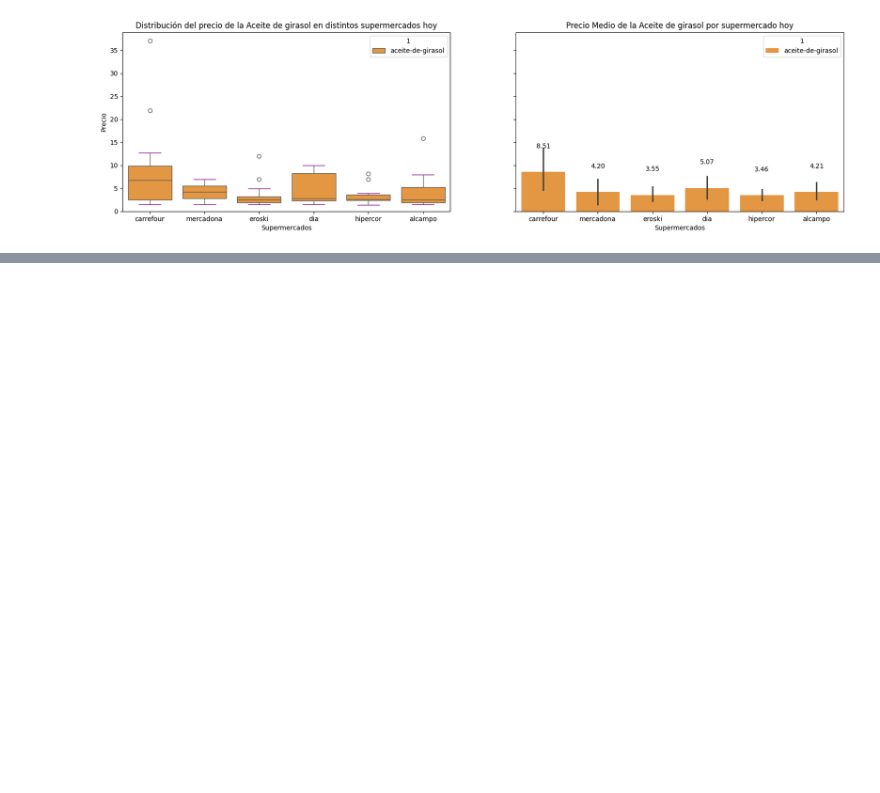
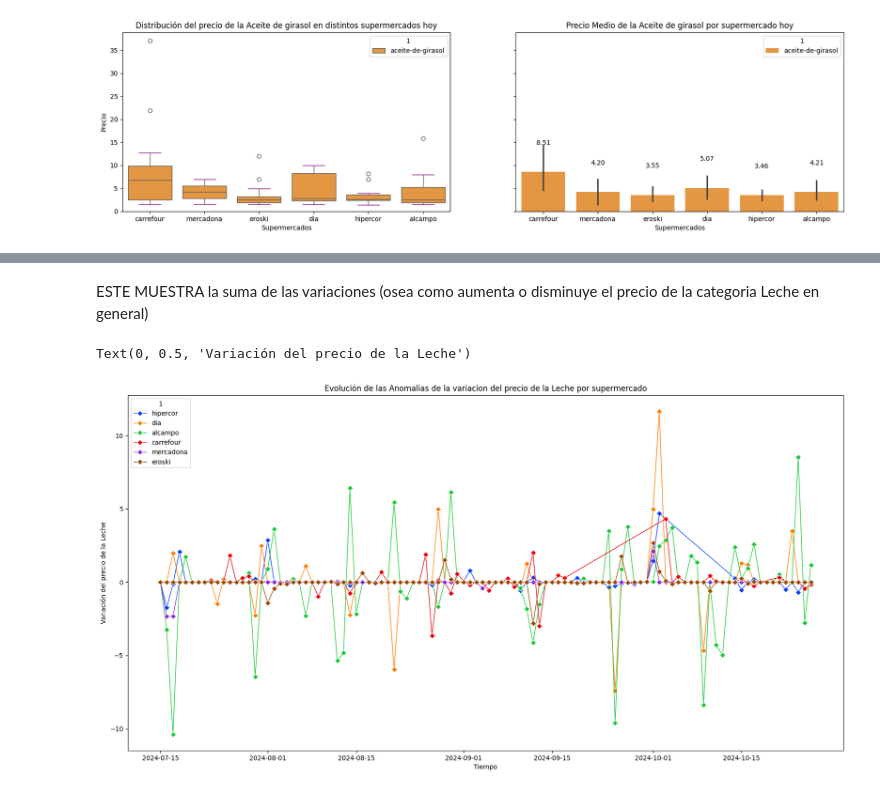
Before and after one commit to jgilsu11/Proyecto1-AnalisisFacua, a Jupyter notebook: Notebooks/1)Extraccion y limpieza (pandas).ipynb, the cells around one changed output, grey strips where cells are left out. Saved outputs shown, nothing was run; the diff lists cells and outputs as text; code cells hidden in the pictures; blank space fills up the shorter version.

```diff
--- a/Notebooks/1)Extraccion y limpieza (pandas).ipynb
+++ b/Notebooks/1)Extraccion y limpieza (pandas).ipynb
@@ -662,0 +739,14 @@ datos_grafico_comparacion_max_min(0,2,1,df_comparacion_max_min_girasol,"YlOrBr",
+# %%
+cursor=conexion.cursor()
+query_anomalias_variacion_leche="""
+SELECT fecha, super, p2.producto, sum(p.variacion)
+FROM mercados m
+INNER JOIN principal p ON m.id_super = p.id_super
+INNER JOIN productos p2 ON p.id_producto = p2.id_producto
+WHERE p2.producto = 'leche'
+GROUP BY fecha, super, p2.producto;
+"""
+cursor.execute(query_anomalias_variacion_leche)
+df_anomalias_variacion_leche= pd.DataFrame(cursor.fetchall())
+# %%
+df_anomalias_variacion_leche[0] = pd.to_datetime(df_anomalias_variacion_leche[0])
@@ -662,0 +769,11 @@ datos_grafico_comparacion_max_min(0,2,1,df_comparacion_max_min_girasol,"YlOrBr",
+# %% [markdown]
+ESTE MUESTRA la suma de las variaciones (osea como aumenta o disminuye el precio de la categoria Leche en general)
+# %%
+plt.figure(figsize=(20,10))
+sns.lineplot(x= 0, y= 3, hue= 1, data=df_anomalias_variacion_leche, marker="D", linewidth = 1,palette="bright", style_order=df_anomalias_variacion_leche[1])
+plt.title(f"Evolución de las Anomalias de la variacion del precio de la Leche por supermercado")
+plt.xlabel("Tiempo")
+plt.ylabel(f"Variación del precio de la Leche")
+# %% [output]
+Text(0, 0.5, 'Variación del precio de la Leche')
+[figure, added]
```
Also changed, not shown: parts of 54 cells of this notebook, 1 other file.
